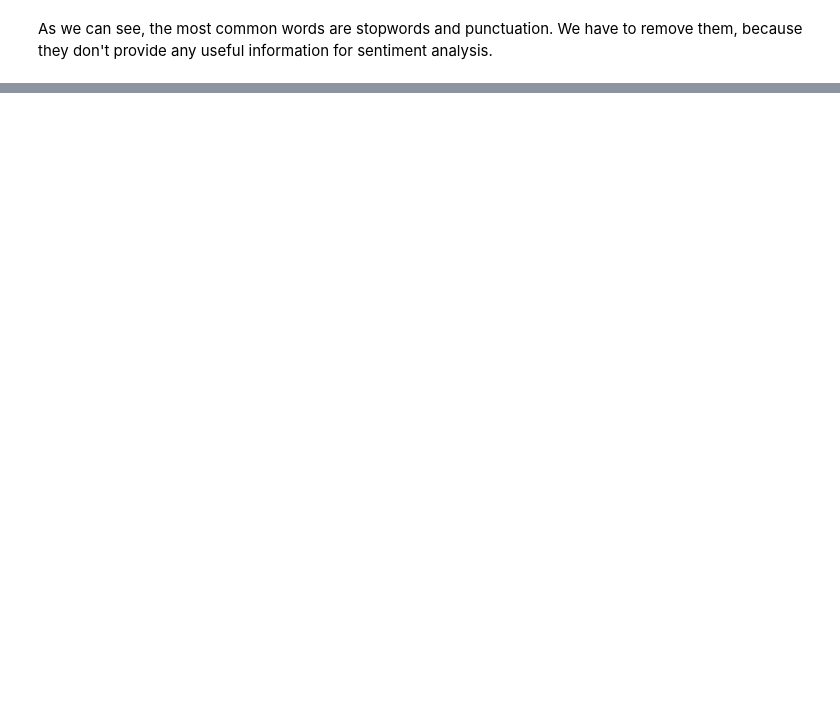
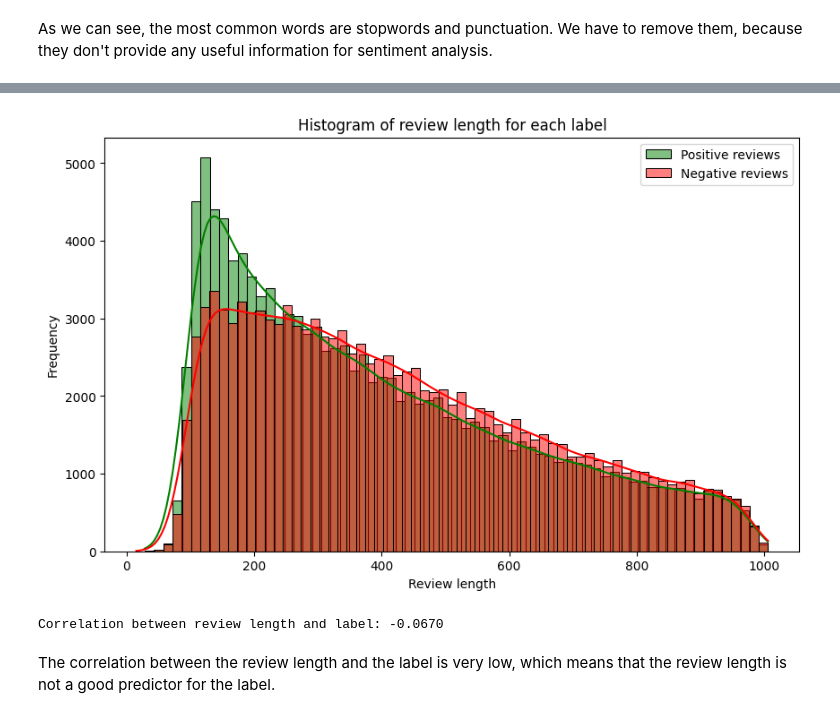
Before and after one commit to KrystianJachna/Sentiment-Analysis, a Jupyter notebook: notebooks/EDA.ipynb, the cells around one changed output, grey strips where cells are left out. Saved outputs shown, nothing was run; the diff lists cells and outputs as text; code cells hidden in the pictures; blank space fills up the shorter version.

```diff
--- a/notebooks/EDA.ipynb
+++ b/notebooks/EDA.ipynb
@@ -178,0 +217,23 @@ As we can see, the most common words are stopwords and punctuation. We have to r
+# %%
+review_length = all_samples['review'].apply(len)
+data = pd.DataFrame({'review_length': review_length, 'label': all_samples['label']})
+# %%
+# plot the histogram of review length for each label
+plt.figure(figsize=(10, 6))
+sns.histplot(data[data['label'] == 1]['review_length'], color='green', kde=True, label='Positive reviews')
+sns.histplot(data[data['label'] == 0]['review_length'], color='red', kde=True, label='Negative reviews')
+plt.title('Histogram of review length for each label')
+plt.xlabel('Review length')
+plt.ylabel('Frequency')
+plt.legend()
+plt.show()
+# %% [output]
+[figure, added]
+# %%
+# calculate the correlation between the review length and the label
+correlation = data['review_length'].corr(data['label'])
+print(f'Correlation between review length and label: {correlation:.4f}')
+# %% [output]
+Correlation between review length and label: -0.0670
+# %% [markdown]
+The correlation between the review length and the label is very low, which means that the review length is not a good predictor for the label.
```
Also changed, not shown: parts of 14 cells of this notebook.
